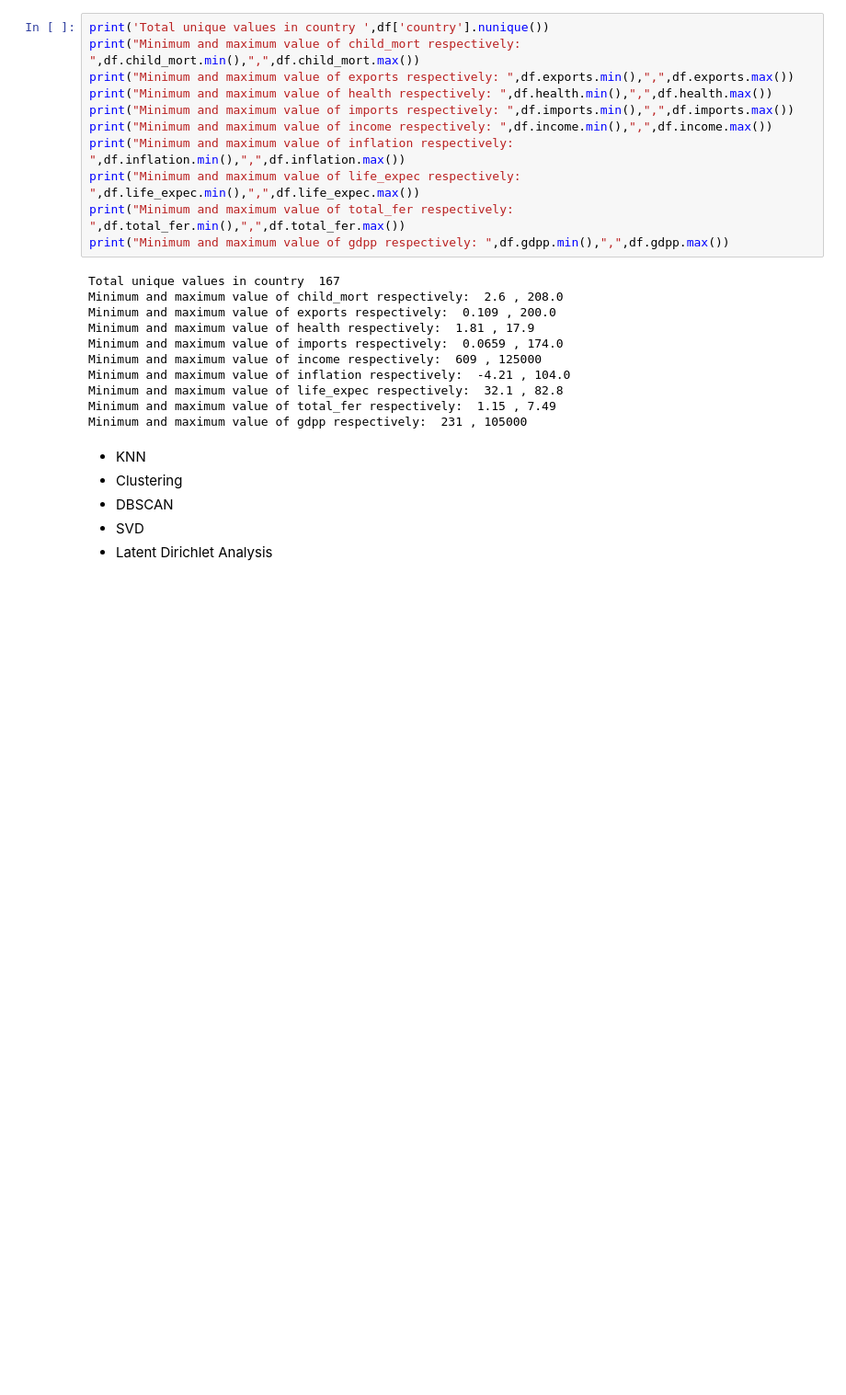
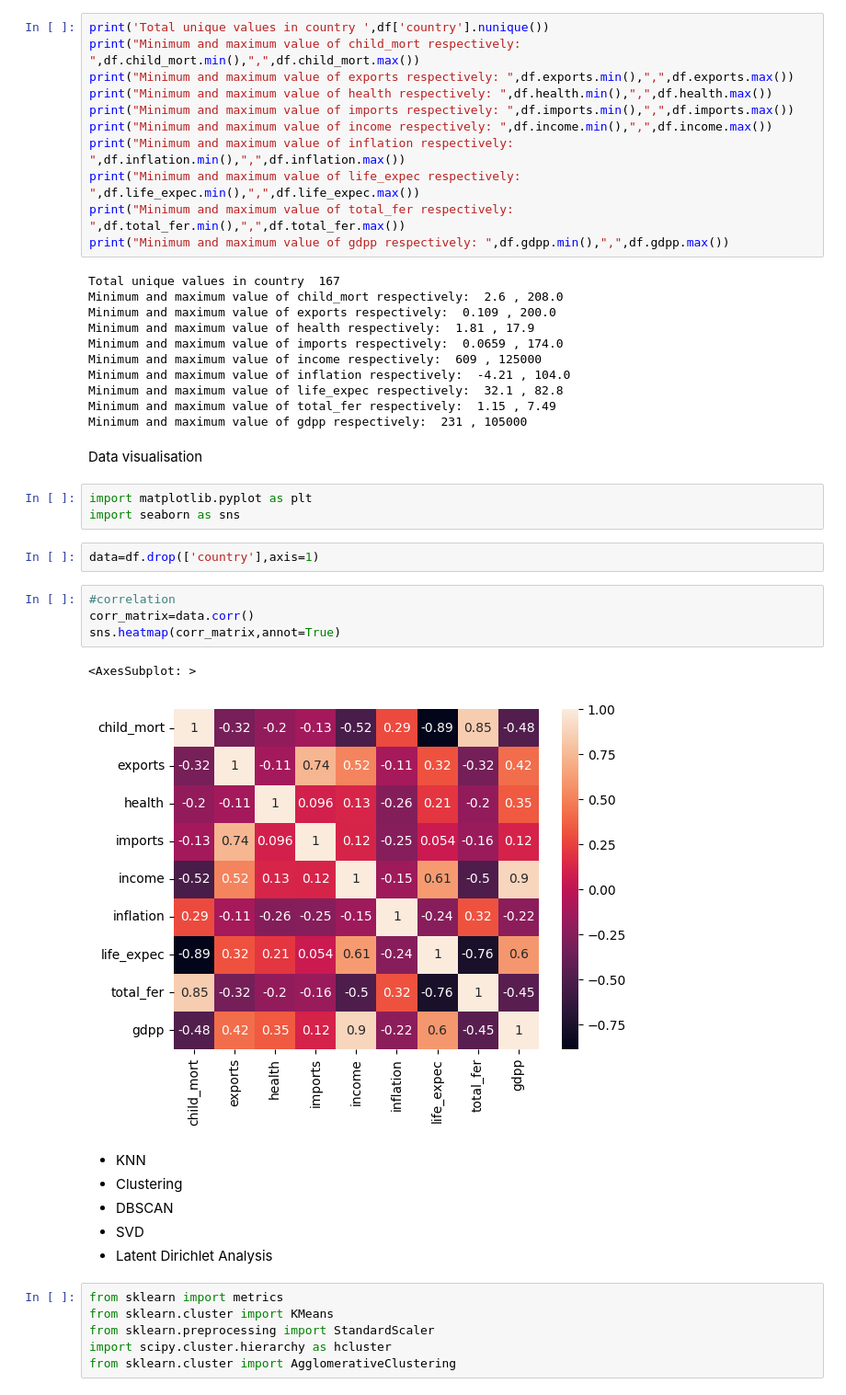
Before and after one commit to Linhholi/Machine_learning, a Jupyter notebook: Unsupervised/Unsupervised.ipynb, the cells around one changed output. Shown: that part at 92% size. Saved outputs shown, nothing was run; the diff lists cells and outputs as text; blank space fills up the shorter version.

```diff
--- a/Unsupervised/Unsupervised.ipynb
+++ b/Unsupervised/Unsupervised.ipynb
@@ -45,9 +45,29 @@ Minimum and maximum value of inflation respectively:  -4.21 , 104.0
 Minimum and maximum value of life_expec respectively:  32.1 , 82.8
 Minimum and maximum value of total_fer respectively:  1.15 , 7.49
 Minimum and maximum value of gdpp respectively:  231 , 105000
+# %% [markdown]
+Data visualisation
+# %%
+import matplotlib.pyplot as plt
+import seaborn as sns
+# %%
+data=df.drop(['country'],axis=1)
+# %%
+#correlation
+corr_matrix=data.corr()
+sns.heatmap(corr_matrix,annot=True)
+# %% [output]
+<AxesSubplot: >
+[figure, added]
 # %% [markdown]
 - KNN
 - Clustering
 - DBSCAN
 - SVD
 - Latent Dirichlet Analysis
+# %%
+from sklearn import metrics
+from sklearn.cluster import KMeans
+from sklearn.preprocessing import StandardScaler
+import scipy.cluster.hierarchy as hcluster
+from sklearn.cluster import AgglomerativeClustering
```
Also changed, not shown: parts of 1 cell of this notebook, 1 other file.
